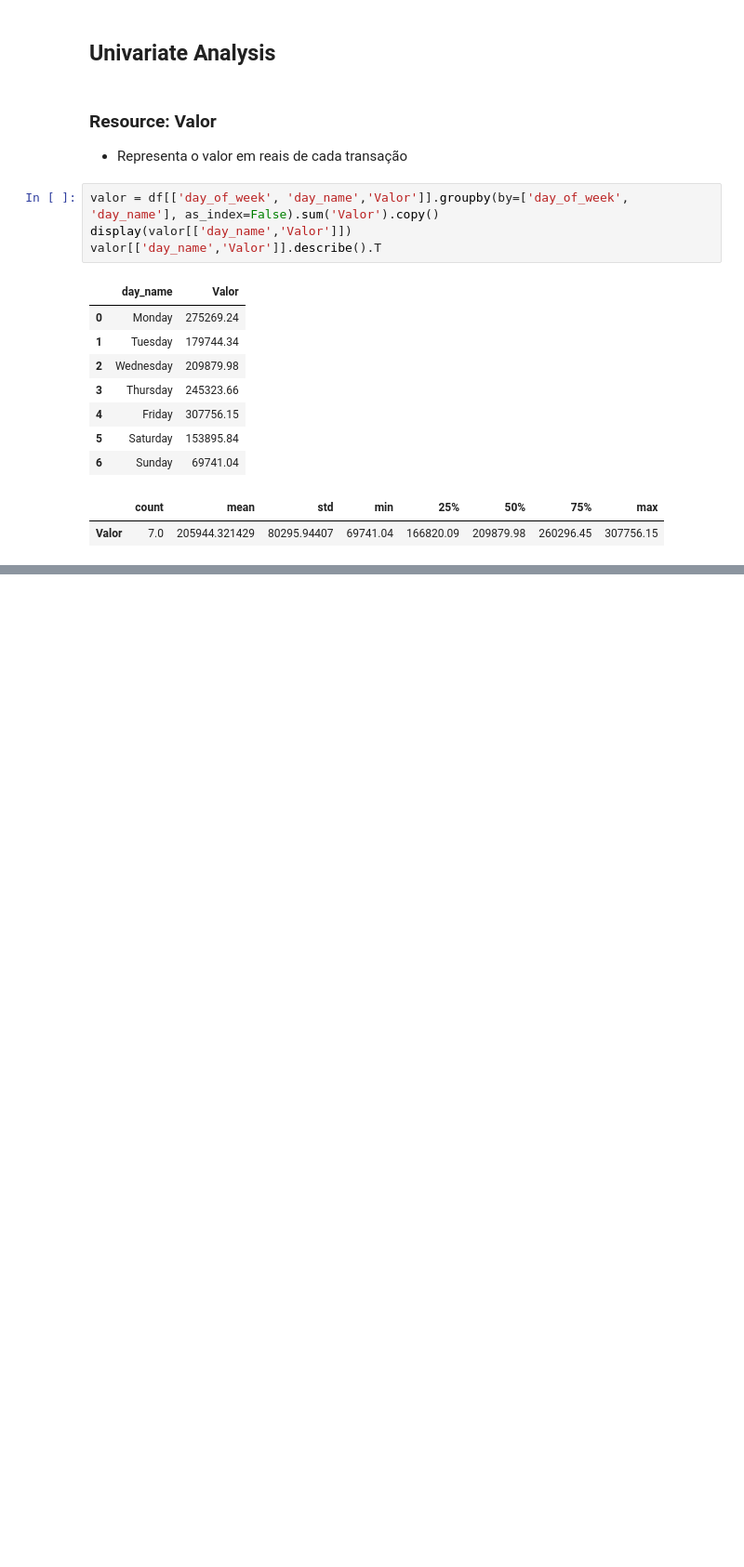
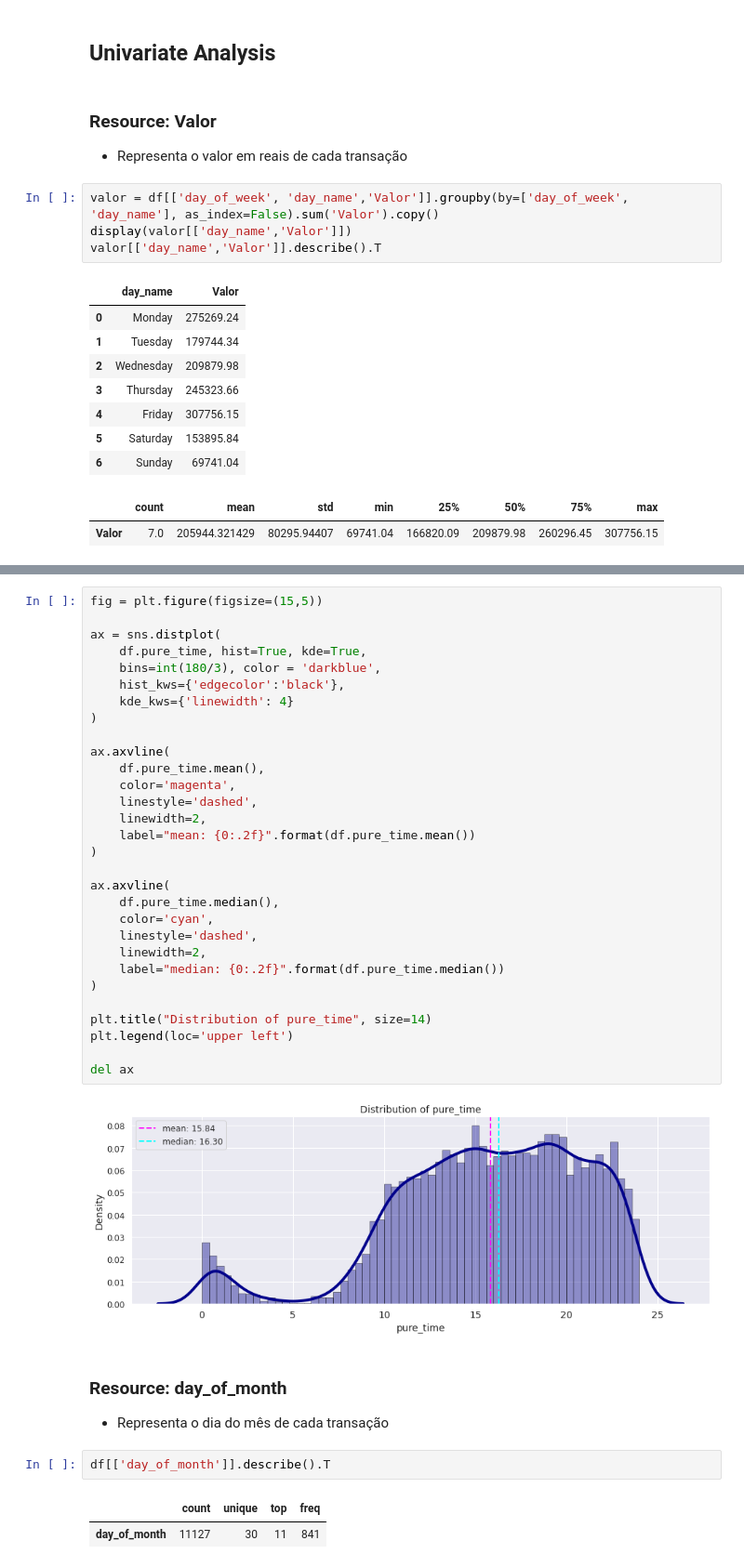
Before and after one commit to broilo/stone, a Jupyter notebook: notebooks/part4_eda.ipynb, the cells around one changed output, grey strips where cells are left out. Shown at 93% size. Cells and saved outputs as stored; diff of their text form; blank space fills up the shorter version.

```diff
--- a/notebooks/part4_eda.ipynb
+++ b/notebooks/part4_eda.ipynb
@@ -311,0 +323,40 @@ del ax
+# %%
+fig = plt.figure(figsize=(15,5))
+
+ax = sns.distplot(
+    df.pure_time, hist=True, kde=True,
+    bins=int(180/3), color = 'darkblue',
+    hist_kws={'edgecolor':'black'},
+    kde_kws={'linewidth': 4}
+)
+
+ax.axvline(
+    df.pure_time.mean(),
+    color='magenta',
+    linestyle='dashed',
+    linewidth=2,
+    label="mean: {0:.2f}".format(df.pure_time.mean())
+)
+
+ax.axvline(
+    df.pure_time.median(),
+    color='cyan',
+    linestyle='dashed',
+    linewidth=2,
+    label="median: {0:.2f}".format(df.pure_time.median())
+)
+
+plt.title("Distribution of pure_time", size=14)
+plt.legend(loc='upper left')
+
+del ax
+# %% [output]
+[figure, added]
+# %% [markdown]
+### Resource: day_of_month
+* Representa o dia do mês de cada transação
+# %%
+df[['day_of_month']].describe().T
+# %% [output]
+|  | count | unique | top | freq |
+| day_of_month | 11127 | 30 | 11 | 841 |
```
Also changed, not shown: parts of 40 cells of this notebook.
